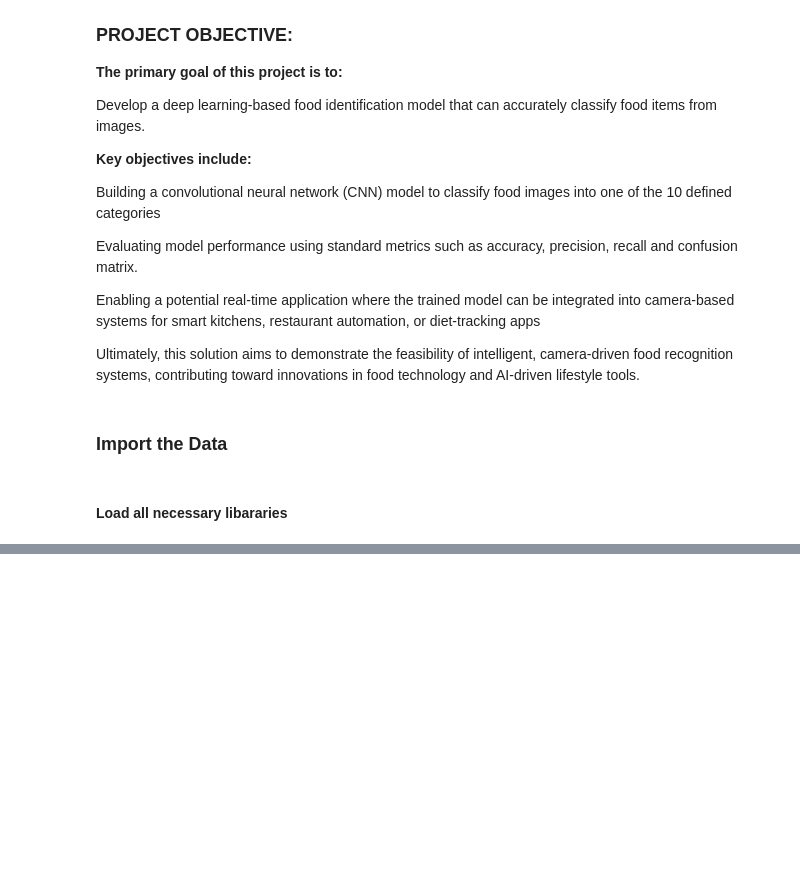
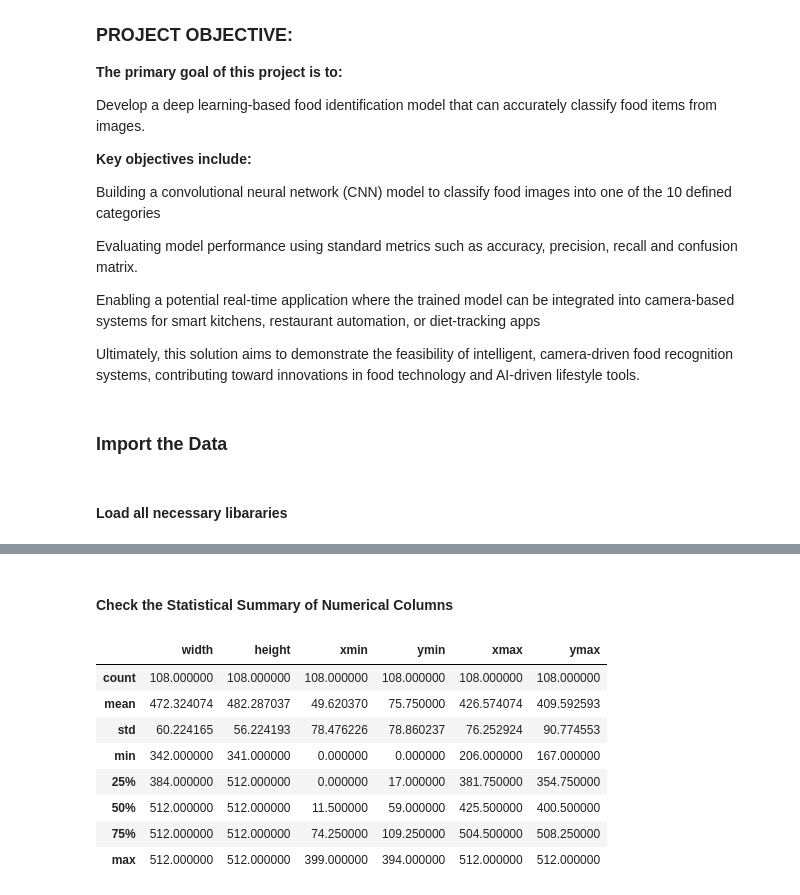
Before and after one commit to thamotharanr/AIML-Computer-Vision-Food-101-Detection, a Jupyter notebook: AIML-Computer-Vision-Food-101-Detection.ipynb, the cells around one changed output, grey strips where cells are left out. Saved outputs shown, nothing was run; the diff lists cells and outputs as text; code cells hidden in the pictures; blank space fills up the shorter version.

```diff
--- a/AIML-Computer-Vision-Food-101-Detection.ipynb
+++ b/AIML-Computer-Vision-Food-101-Detection.ipynb
@@ -75,0 +258,14 @@ from tensorflow.keras import Input
+# %% [markdown]
+#### Check the Statistical Summary of Numerical Columns
+# %%
+data.describe()
+# %% [output]
+|  | width | height | xmin | ymin | xmax | ymax |
+| count | 108.000000 | 108.000000 | 108.000000 | 108.000000 | 108.000000 | 108.000000 |
+| mean | 472.324074 | 482.287037 | 49.620370 | 75.750000 | 426.574074 | 409.592593 |
+| std | 60.224165 | 56.224193 | 78.476226 | 78.860237 | 76.252924 | 90.774553 |
+| min | 342.000000 | 341.000000 | 0.000000 | 0.000000 | 206.000000 | 167.000000 |
+| 25% | 384.000000 | 512.000000 | 0.000000 | 17.000000 | 381.750000 | 354.750000 |
+| 50% | 512.000000 | 512.000000 | 11.500000 | 59.000000 | 425.500000 | 400.500000 |
+| 75% | 512.000000 | 512.000000 | 74.250000 | 109.250000 | 504.500000 | 508.250000 |
+| max | 512.000000 | 512.000000 | 399.000000 | 394.000000 | 512.000000 | 512.000000 |
```
Also changed, not shown: parts of 27 cells of this notebook, 12 other files.
